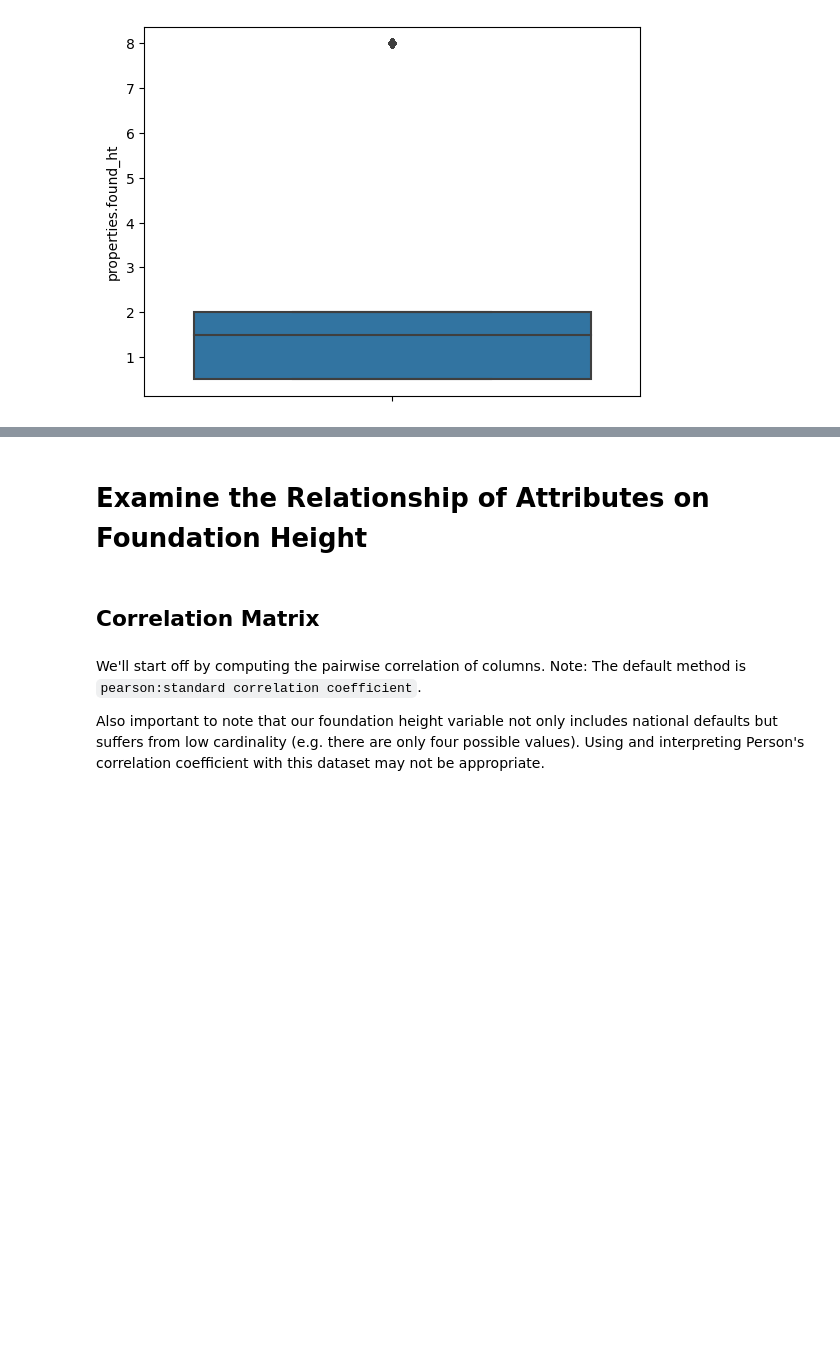
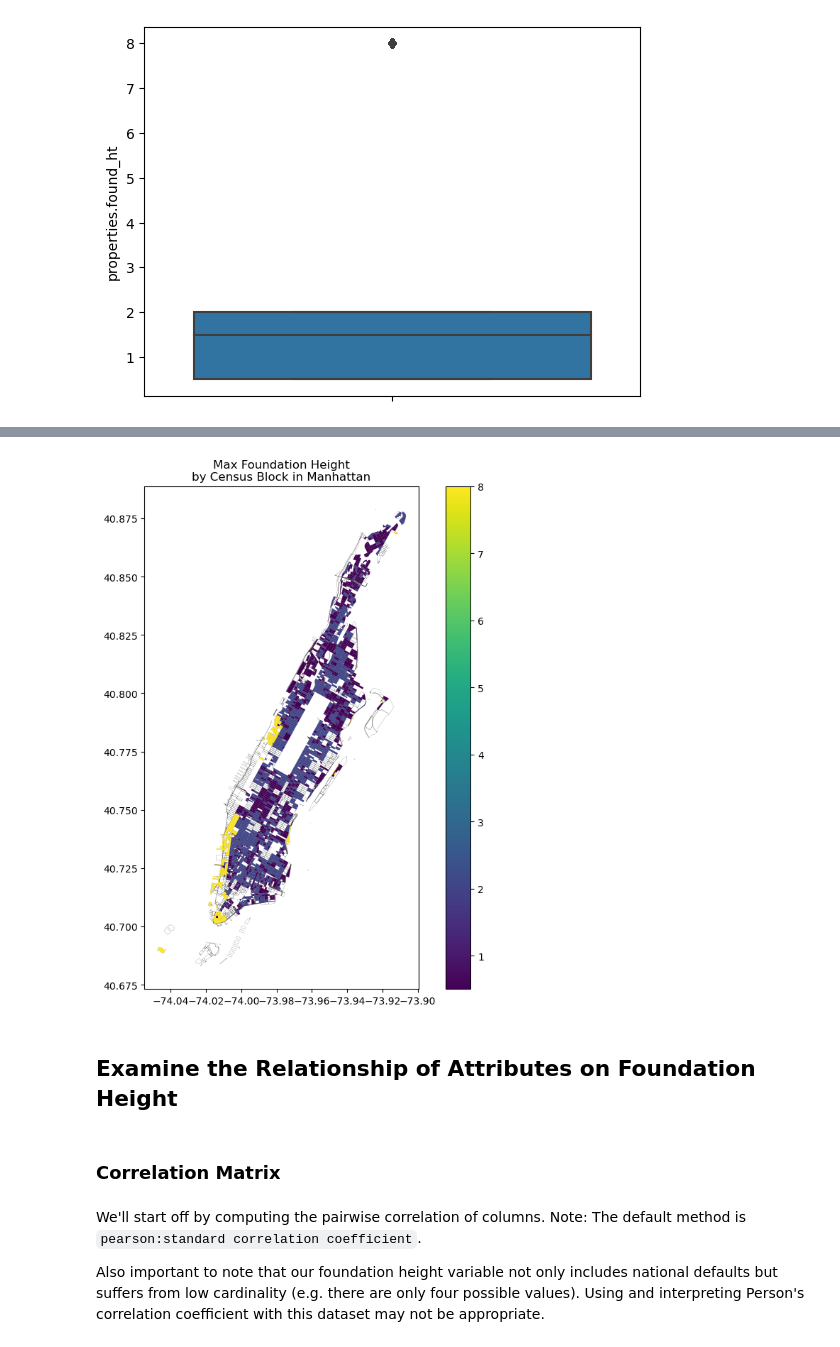
Before and after one commit to mebauer/national-structure-inventory-examples, a Jupyter notebook: analysis-examples.ipynb, the cells around one changed output, grey strips where cells are left out. Saved outputs shown, nothing was run; the diff lists cells and outputs as text; code cells hidden in the pictures; blank space fills up the shorter version.

```diff
--- a/analysis-examples.ipynb
+++ b/analysis-examples.ipynb
@@ -492,7 +628,27 @@ sns.boxplot(
+# %%
+fig, ax = plt.subplots(figsize=(8, 8))
+
+cb_merged_gdf.plot(
+    column='max',
+    legend=True,
+    ax=ax
+)
+
+cb_gdf.plot(
+    ax=ax,
+    facecolor='None',
+    linewidth=.1,
+    zorder=0
+)
+
+plt.title("Max Foundation Height\nby Census Block in Manhattan")
+plt.tight_layout()
+# %% [output]
+[figure, added]
 # %% [markdown]
-# Examine the Relationship of Attributes on Foundation Height
+## Examine the Relationship of Attributes on Foundation Height
 # %% [markdown]
-## Correlation Matrix
+### Correlation Matrix
 # %% [markdown]
 We'll start off by computing the pairwise correlation of columns. Note: The default method is `pearson:standard correlation coefficient`.
 
```
Also changed, not shown: parts of 23 cells of this notebook.
